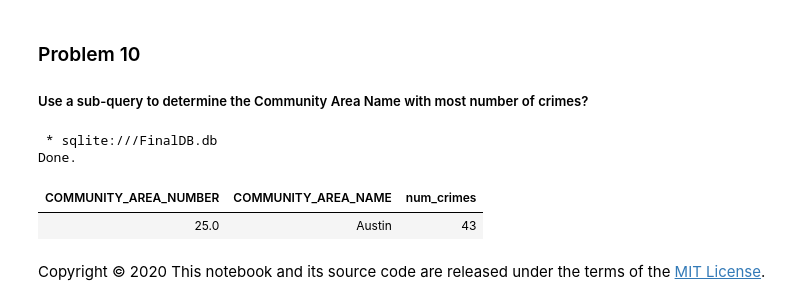
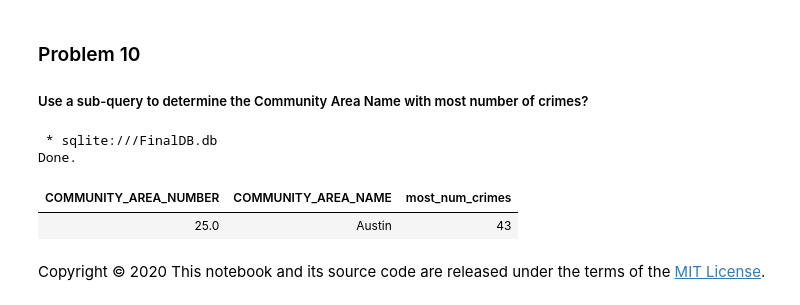
Before and after one commit to ethanbenavides/Databases-and-SQL-for-Data-Science-with-Python, a Jupyter notebook: Peer Assignment Final.ipynb, the cells around one changed output. Drawn from its saved outputs; the diff is of its cells as text; code cells hidden in the pictures.

```diff
--- a/Peer Assignment Final.ipynb
+++ b/Peer Assignment Final.ipynb
@@ -361,23 +361,23 @@ Done.
 # %%
 %%sql
 SELECT  CD.community_area_number
         ,community_area_name
-        ,num_crimes
+        ,most_num_crimes
 FROM    census_data AS CD,
         (SELECT community_area_number
-                ,num_crimes
+                ,most_num_crimes
         FROM    (SELECT community_area_number
-                        ,COUNT(case_number) AS num_crimes
+                        ,COUNT(case_number) AS most_num_crimes
                 FROM CHICAGO_CRIME_DATA
                 GROUP BY community_area_number
                 ORDER BY COUNT(case_number) DESC
                 LIMIT 1
                 )) AS CC
 WHERE CD.community_area_number = CC.community_area_number
 # %% [output]
  * sqlite:///FinalDB.db
 Done.
-| COMMUNITY_AREA_NUMBER | COMMUNITY_AREA_NAME | num_crimes |
+| COMMUNITY_AREA_NUMBER | COMMUNITY_AREA_NAME | most_num_crimes |
 | 25.0 | Austin | 43 |
 # %% [markdown]
 Copyright © 2020 This notebook and its source code are released under the terms of the [MIT License](https://bigdatauniversity.com/mit-license?utm_medium=Exinfluencer&utm_source=Exinfluencer&utm_content=000026UJ&utm_term=10006555&utm_id=NA-SkillsNetwork-Channel-SkillsNetworkCoursesIBMDeveloperSkillsNetworkDB0201ENSkillsNetwork20127838-2021-01-01&cm_mmc=Email_Newsletter-_-Developer_Ed%2BTech-_-WW_WW-_-SkillsNetwork-Courses-IBMDeveloperSkillsNetwork-DB0201EN-SkillsNetwork-20127838&cm_mmca1=000026UJ&cm_mmca2=10006555&cm_mmca3=M12345678&cvosrc=email.Newsletter.M12345678&cvo_campaign=000026UJ).
```
